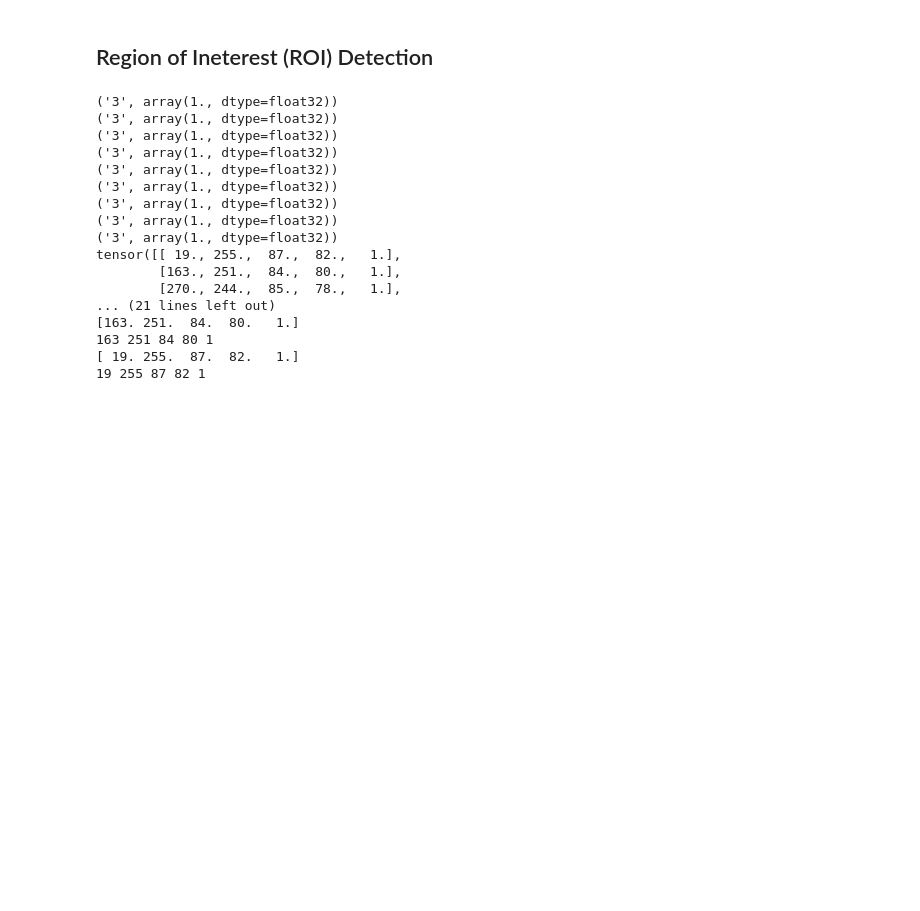
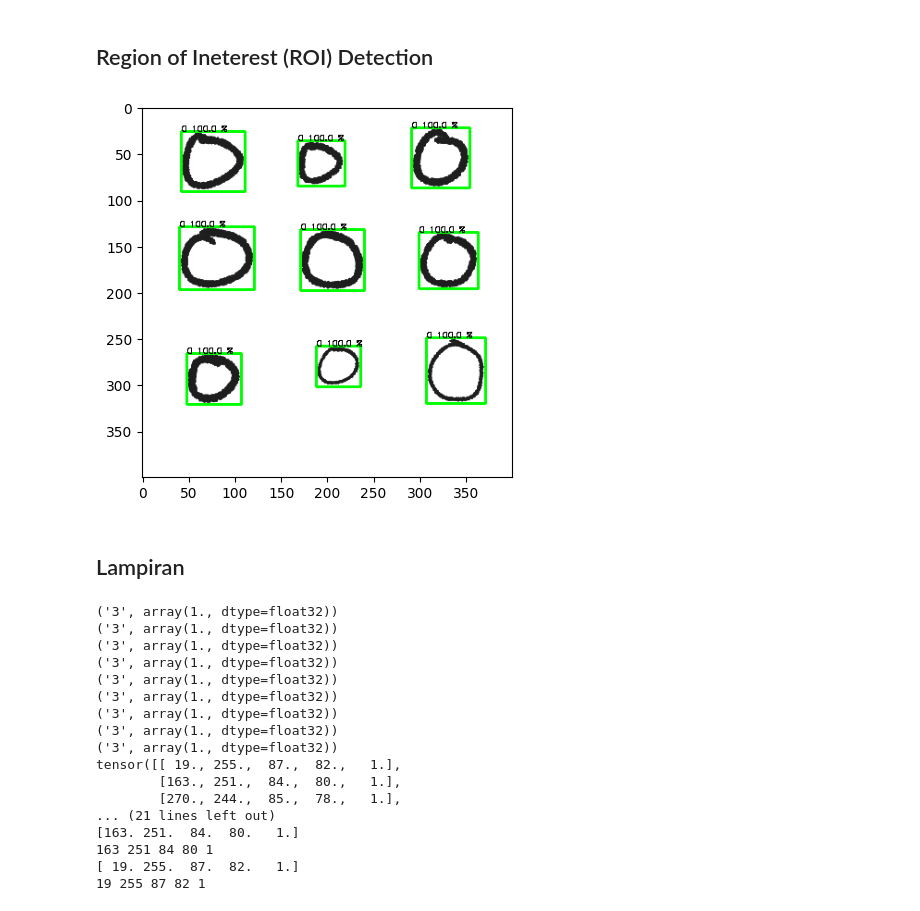
Before and after one commit to NikenCarolina/OCR-aksara-sunda, a Jupyter notebook: OCR_Aksara_Sunda_pytorch.ipynb, the cells around one changed output. Drawn from its saved outputs; the diff is of its cells as text; code cells hidden in the pictures; blank space fills up the shorter version.

```diff
--- a/OCR_Aksara_Sunda_pytorch.ipynb
+++ b/OCR_Aksara_Sunda_pytorch.ipynb
@@ -603,3 +604,37 @@ def nms_pytorch(P : torch.tensor ,thresh_iou : float):
     return keep
 # %% [markdown]
 ## Region of Ineterest (ROI) Detection
+# %%
+model_ft = torch.load('.\model_18_ver_5.pth')
+model_ft.eval()
+def predict(data_path):
+    transform = transforms.Compose([
+            # transforms.RandomResizedCrop(219),
+            # transforms.RandomHorizontalFlip(),
+            # transforms.Resize(28),
+
+            transforms.ToTensor(),
+            # transforms.Normalize([0.485], [0.229])
+            # transforms.Normalize([0.5], [0.5])
+            transforms.Normalize([0.5, 0.5, 0.5], [0.5, 0.5, 0.5])
+        ])
+
+    class_names = ['0', '1', '2', '3', '4', '5', '6', '7', '8', '9','Nothing']
+
+    img = Image.fromarray(data_path).convert('RGB').resize((100,100))
+
+    plt.imshow(img)
+
+    img_t = transform(img)
+    batch_t = torch.unsqueeze(img_t, 0)
+    batch_t = batch_t.to(device)
+
+    out = model_ft(batch_t)
+    values, preds = torch.max(out, 1)
+
+    sm = torch.nn.Softmax(dim=1)
+    top_out = sm(out)
+    top_prob, top_label = torch.topk(top_out,3)
+    prob = top_prob[0][0].cpu().detach().numpy()
+    label = "top_label :"+ str(top_label[0][0].cpu().detach().numpy())
+    return (class_names[preds[0]], prob)
@@ -606,3 +755,17 @@ def nms_pytorch(P : torch.tensor ,thresh_iou : float):
+# %%
+image = cv2.imread("0.png")
+img_process = boxing(image, 2, 1, 1.5, 30)
+
+# for i in range(3):
+#     plt.subplot(1,3,(i+1)),plt.imshow(img_process[i])
+
+plt.imshow(img_process[2])
+
+plt.show()
+# %% [output]
+[figure, added]
+# %% [markdown]
+## Lampiran
 # %%
 # image = cv2.imread(".//data//test//angka//2_camera.jpg")
 image = cv2.imread("3.png")
```
Also changed, not shown: parts of 7 cells of this notebook.
